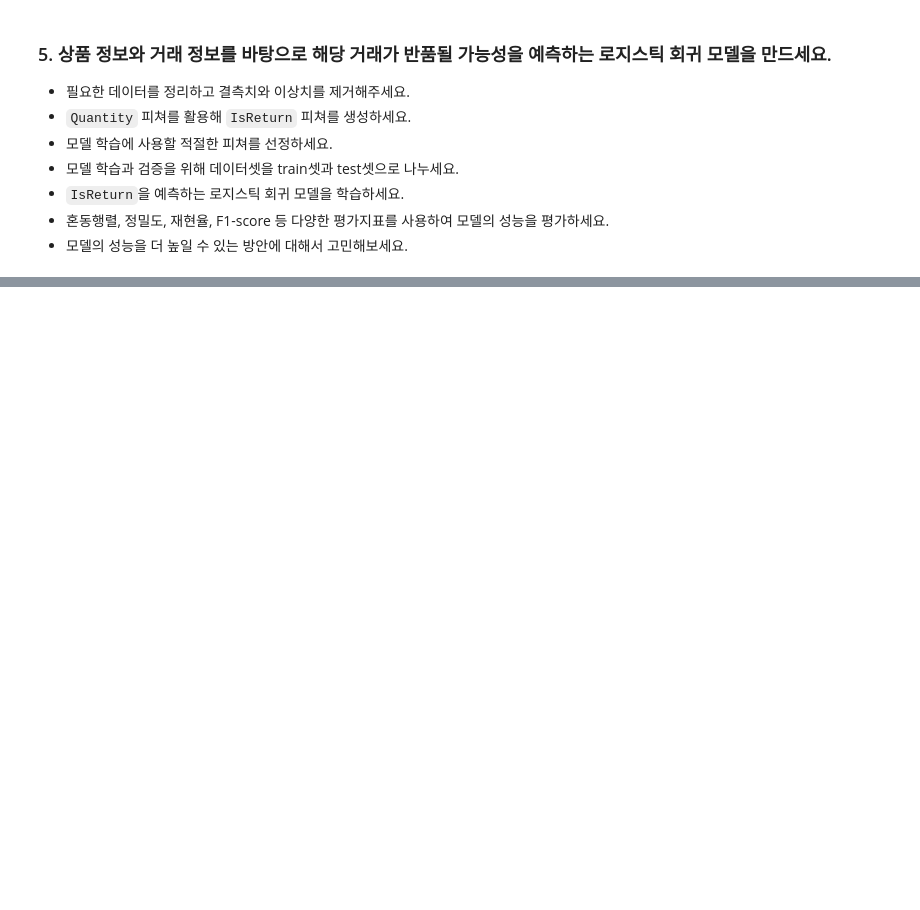
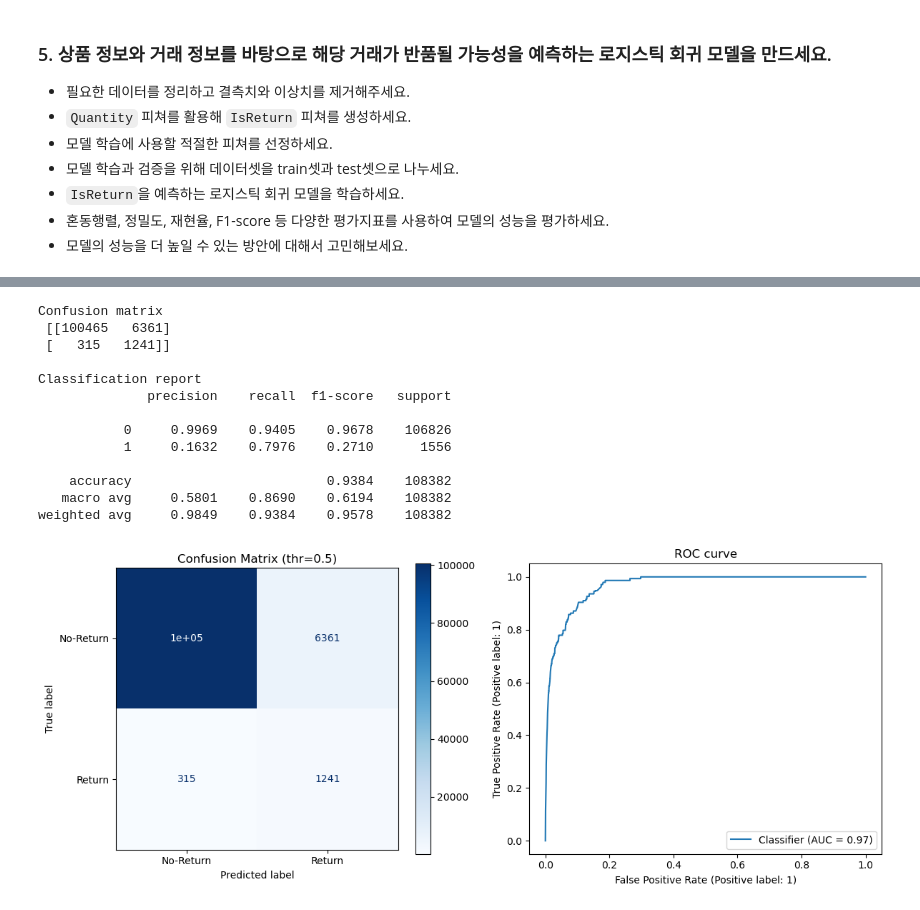
Before and after one commit to jui92/Main_Quest, a Jupyter notebook: MainQuest4.ipynb, the cells around one changed output, grey strips where cells are left out. Cells and saved outputs as stored; diff of their text form; code cells hidden in the pictures; blank space fills up the shorter version.

```diff
--- a/MainQuest4.ipynb
+++ b/MainQuest4.ipynb
@@ -665,0 +681,42 @@ weighted avg     0.9877    0.9773    0.9814    108382
+# %%
+# XGB 학습/예측
+xgb = Pipeline([('prep', pre),
+                ('clf', XGBClassifier(n_estimators=500, max_depth=5, learning_rate=0.005,
+                                      reg_lambda=1.0, random_state=42,
+                                      scale_pos_weight=(y_train.value_counts()[0]/y_train.value_counts()[1])))])
+
+xgb.fit(X_train, y_train)
+
+xgb_proba  = xgb.predict_proba(X_test)[:, 1]
+y_pred  = xgb.predict(X_test)
+
+# 성능 평가
+cm = confusion_matrix(y_test, y_pred)
+print('Confusion matrix\n', cm)
+print('\nClassification report')
+print(classification_report(y_test, y_pred, digits=4))
+
+# 성능 평가 시각화 : ConfusionMatrix/RocCurve
+fig, ax = plt.subplots(1, 2, figsize=(12, 5))
+ConfusionMatrixDisplay(cm, display_labels=['No-Return','Return']).plot(ax=ax[0], cmap='Blues')
+ax[0].set_title('Confusion Matrix (thr=0.5)')
+
+RocCurveDisplay.from_predictions(y_test, xgb_proba, ax=ax[1])
+ax[1].set_title('ROC curve')
+plt.tight_layout()
+plt.show()
+# %% [output]
+Confusion matrix
+ [[100465   6361]
+ [   315   1241]]
+
+Classification report
+              precision    recall  f1-score   support
+
+           0     0.9969    0.9405    0.9678    106826
+           1     0.1632    0.7976    0.2710      1556
+
+    accuracy                         0.9384    108382
+   macro avg     0.5801    0.8690    0.6194    108382
+weighted avg     0.9849    0.9384    0.9578    108382
+[figure, added]
```
Also changed, not shown: parts of 26 cells of this notebook.
